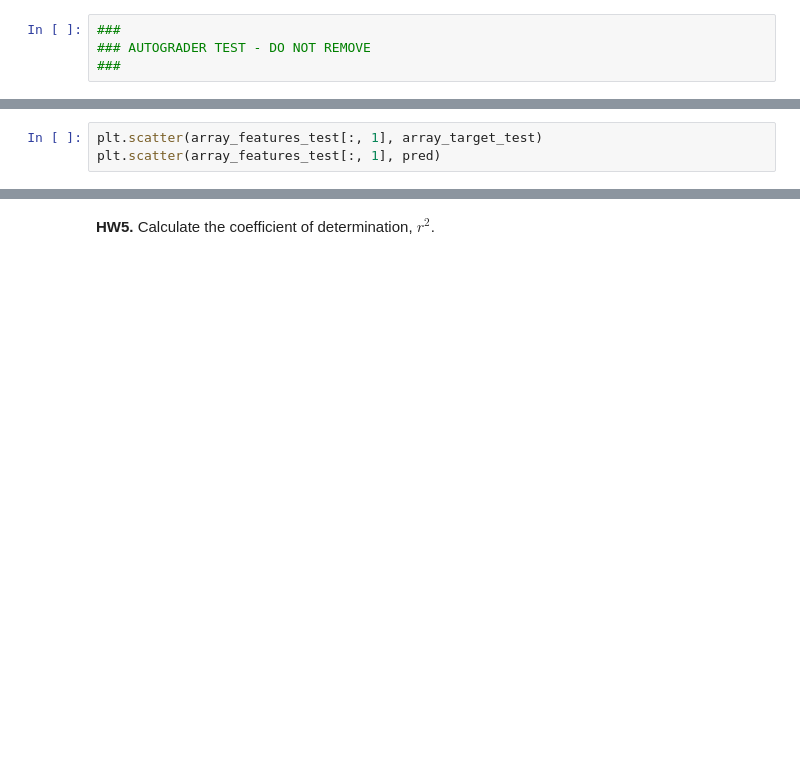
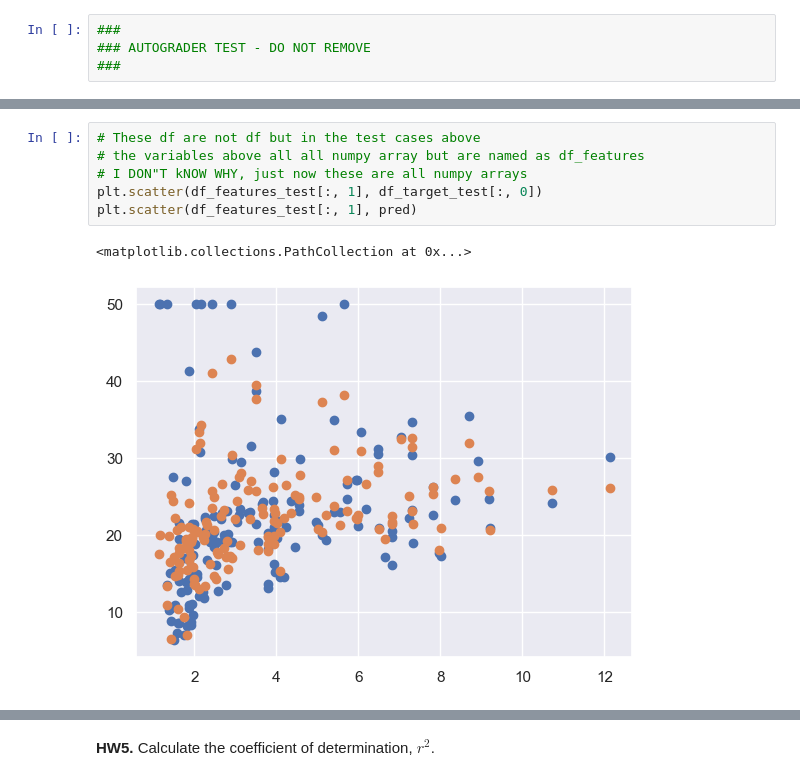
Before and after one commit to surrelsaga/DDW-weekly-problemSets, a Jupyter notebook: Week10_Homework.ipynb, the cells around one changed output, grey strips where cells are left out. Cells and saved outputs as stored; diff of their text form; blank space fills up the shorter version.

```diff
--- a/Week10_Homework.ipynb
+++ b/Week10_Homework.ipynb
@@ -399,4 +525,10 @@ plt.scatter(array_features_test[:, 0], pred)
 # %%
-plt.scatter(array_features_test[:, 1], array_target_test)
-plt.scatter(array_features_test[:, 1], pred)
+# These df are not df but in the test cases above
+# the variables above all all numpy array but are named as df_features
+# I DON"T kNOW WHY, just now these are all numpy arrays
+plt.scatter(df_features_test[:, 1], df_target_test[:, 0])
+plt.scatter(df_features_test[:, 1], pred)
+# %% [output]
+<matplotlib.collections.PathCollection at 0x...>
+[figure, added]
 # %%
```
Also changed, not shown: parts of 43 cells of this notebook.
